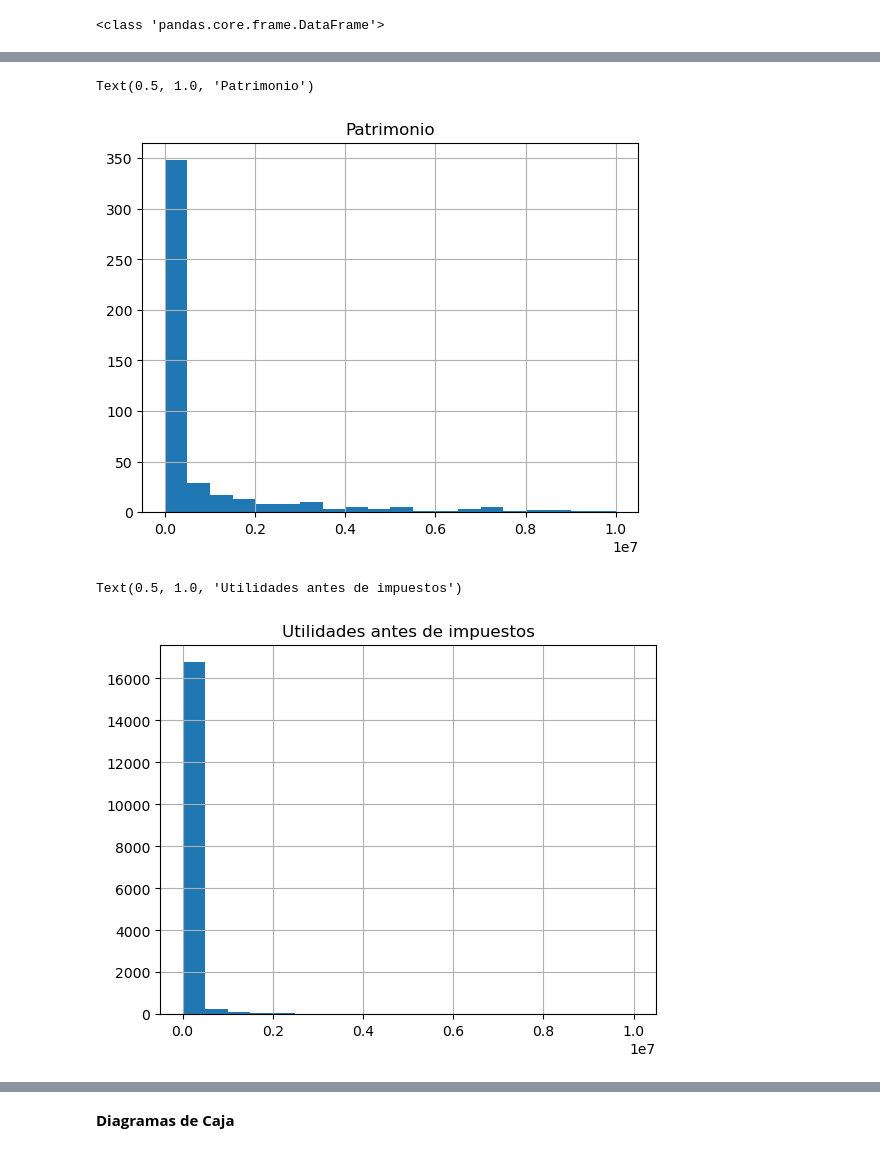
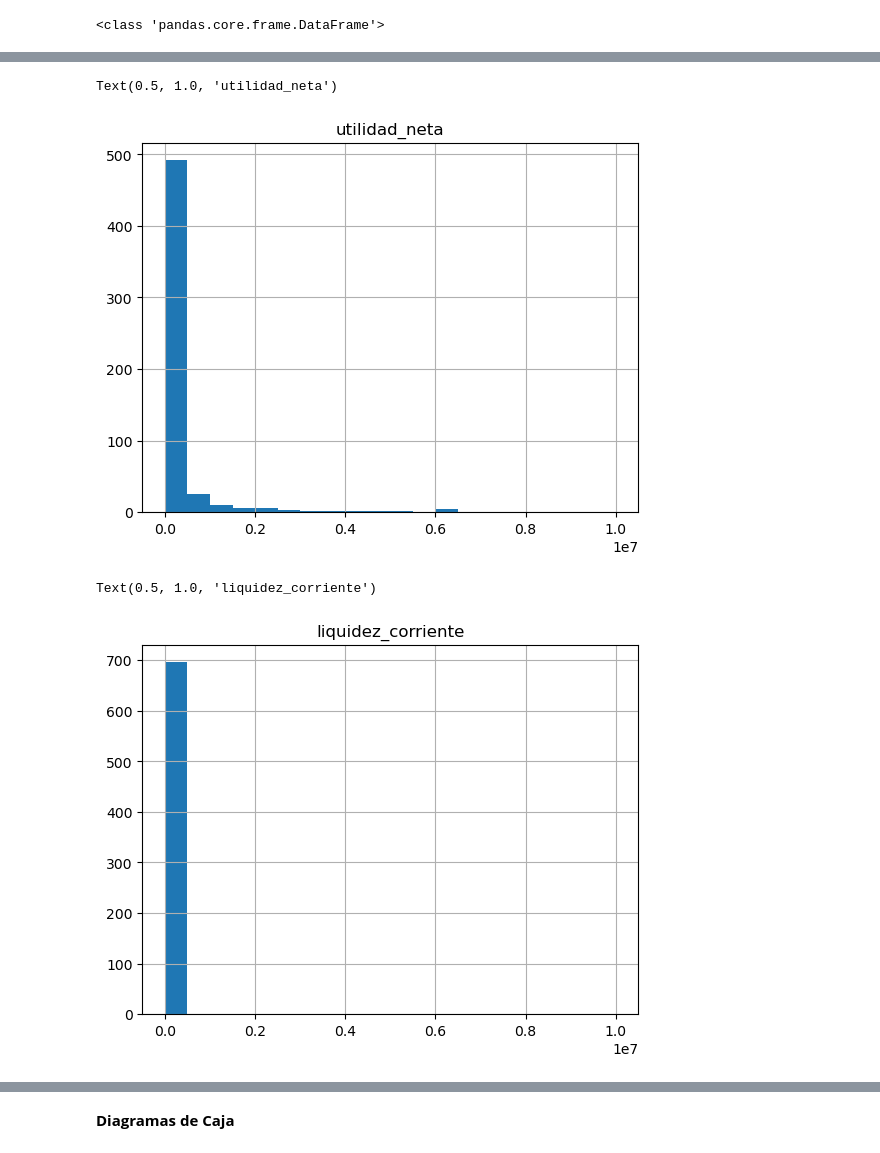
Before and after one commit to DanielPazminoV/data_science_projects, a Jupyter notebook: blue_loan_ai/blue_loan_ai_research.ipynb, the cells around one changed output, grey strips where cells are left out. Cells and saved outputs as stored; diff of their text form; code cells hidden in the pictures.

```diff
--- a/blue_loan_ai/blue_loan_ai_research.ipynb
+++ b/blue_loan_ai/blue_loan_ai_research.ipynb
@@ -634,45 +638,8 @@ print(type(datos_companias))
 
 datos_companias['certificada'] = datos_companias['certificada'].fillna(0)
 
-datos_companias[['apalancamiento',
-                 'apalancamiento_financiero',
-                 'apalancamiento_c_l_plazo',
-                 'margen_operacional',
-                 'gastos_financieros',
-                 'end_patrimonial_nct',
-                 'gastos_admin_ventas',
-                 'depreciaciones',
-                 'amortizaciones',
-                 'costos_ventas_prod',
-                 'deuda_total_c_plazo',
-                 'deuda_total',
-                 'total_gastos'
-                ]] = datos_companias[['apalancamiento',
-                 'apalancamiento_financiero',
-                 'apalancamiento_c_l_plazo',
-                 'margen_operacional',
-                 'gastos_financieros',
-                 'gastos_admin_ventas',
-                 'depreciaciones',
-                 'amortizaciones',
-                 'costos_ventas_prod',
-                 'end_patrimonial_nct',
-                 'deuda_total_c_plazo',
-                 'deuda_total',
-                 'total_gastos']].fillna(
-                datos_companias[['apalancamiento',
-                 'apalancamiento_financiero',
-                 'apalancamiento_c_l_plazo',
-                 'margen_operacional',
-                 'gastos_financieros',
-                 'gastos_admin_ventas',
-                 'depreciaciones',
-                 'end_patrimonial_nct',
-                 'amortizaciones',
-                 'costos_ventas_prod',
-                 'deuda_total_c_plazo',
-                 'deuda_total',
-                 'total_gastos']].median())
+datos_companias[['utilidad_neta', 'liquidez_corriente']] = datos_companias[['utilidad_neta', 'liquidez_corriente']].fillna(
+                datos_companias[['utilidad_neta', 'liquidez_corriente']].median())
 
 
 datos_companias.info()
@@ -729,12 +687,12 @@ Text(0.5, 1.0, 'Activos')
 # %%
-datos_companias["patrimonio"].hist(bins = 20, range = (0, 10000000))
-plt.title('Patrimonio')
+datos_companias["utilidad_neta"].hist(bins = 20, range = (0, 10000000))
+plt.title('utilidad_neta')
 # %% [output]
-Text(0.5, 1.0, 'Patrimonio')
+Text(0.5, 1.0, 'utilidad_neta')
-[figure, old version]
+[figure, new version]
 # %%
-ranking_ciiu_A032["utilidad_an_imp"].hist(bins = 20, range = (0, 10000000))
-plt.title('Utilidades antes de impuestos')
+datos_companias["liquidez_corriente"].hist(bins = 20, range = (0, 10000000))
+plt.title('liquidez_corriente')
 # %% [output]
-Text(0.5, 1.0, 'Utilidades antes de impuestos')
+Text(0.5, 1.0, 'liquidez_corriente')
-[figure, old version]
+[figure, new version]
```
Also changed, not shown: parts of 41 cells of this notebook, 6 other files.
